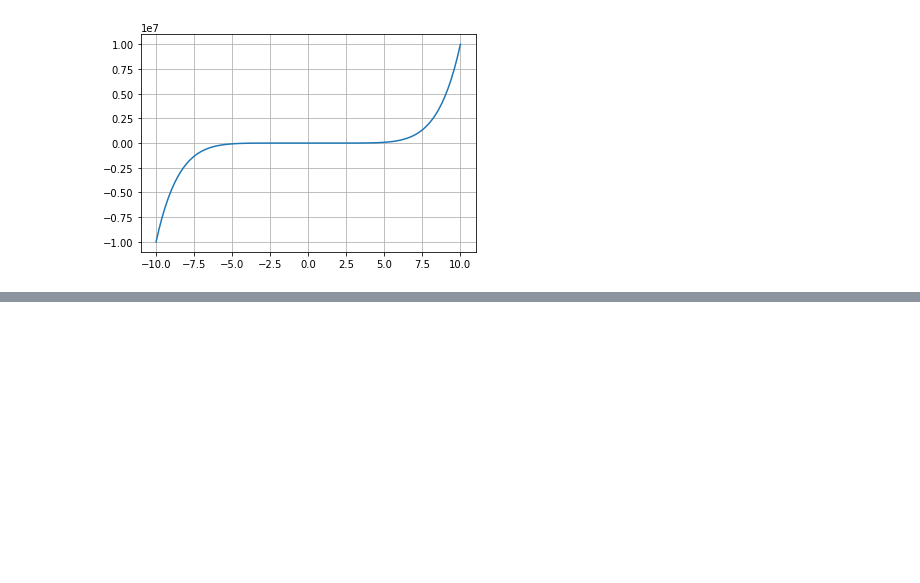
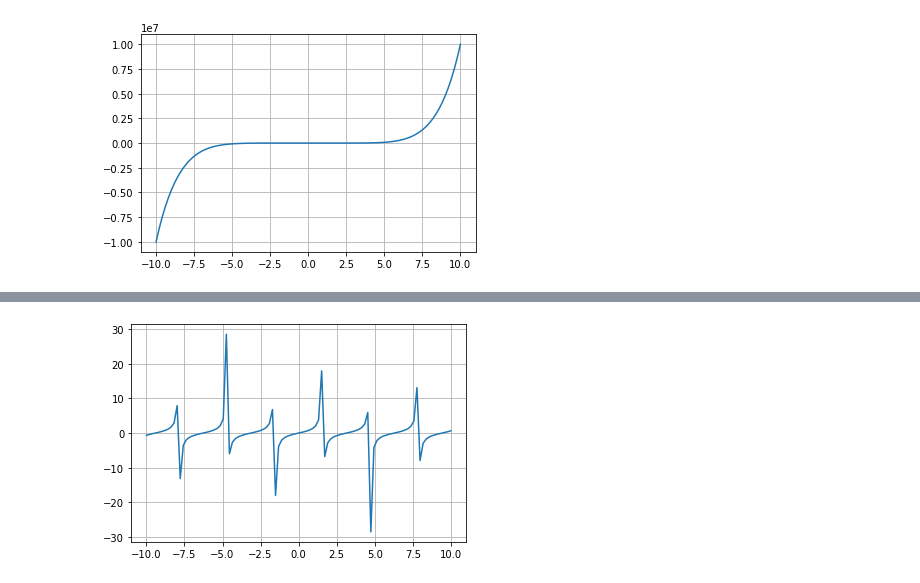
Before and after one commit to alexpin/Curso-Python, a Jupyter notebook: funciones_matematicas/programando_funciones.ipynb, the cells around one changed output, grey strips where cells are left out. Cells and saved outputs as stored; diff of their text form; code cells hidden in the pictures; blank space fills up the shorter version.

```diff
--- a/funciones_matematicas/programando_funciones.ipynb
+++ b/funciones_matematicas/programando_funciones.ipynb
@@ -54,0 +79,10 @@ plt.grid()
+# %%
+def f(x):
+  return np.tan(x)
+
+y = f(x)
+
+plt.plot(x,y);
+plt.grid()
+# %% [output]
+[figure, added]
```
Also changed, not shown: parts of 9 cells of this notebook.
